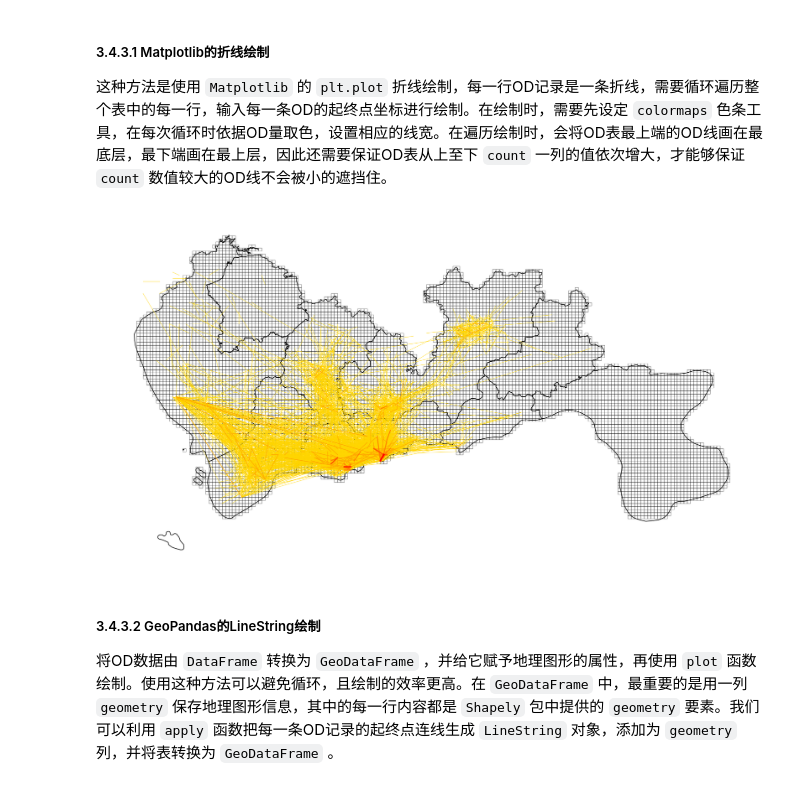
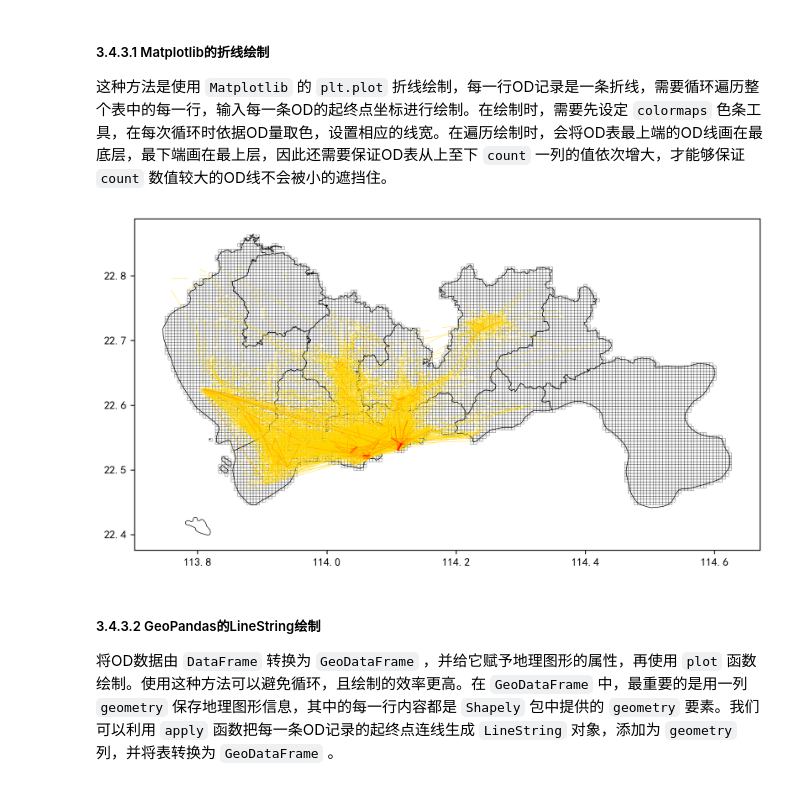
Before and after one commit to raingrain/evaluation-and-analysis-of-gps-data-for-taxi-in-shenzhen, a Jupyter notebook: src/main.ipynb, the cells around one changed output. Drawn from its saved outputs; the diff is of its cells as text; code cells hidden in the pictures.

```diff
--- a/src/main.ipynb
+++ b/src/main.ipynb
@@ -969,31 +969,31 @@ OD
 # %%
 # 绘制OD
 fig = plt.figure(1, (10, 8), dpi=250)
 ax = plt.subplot(111)
 plt.sca(ax)
 # 绘制地图底图，设置两者均在ax上绘制
 grid_sz.plot(ax=ax, edgecolor=(0, 0, 0, 0.8), facecolor=(0, 0, 0, 0),
              linewidths=0.2)
 sz.plot(ax=ax, edgecolor=(0, 0, 0, 1), facecolor=(0, 0, 0, 0), linewidths=0.5)
 vmax = OD['count'].max()
 # 设定一个标准化的工具，设定OD的colormap最大最小值，他的作用是norm(count)就会将count标准化到0-1的范围内
 norm = mpl.colors.Normalize(vmin=0, vmax=vmax)
 # 设定colormap的颜色
 cmapname = 'autumn_r'
 # cmap是一个获取颜色的工具，cmap(a)会返回颜色，其中a是0-1之间的值
 cmap = mpl.colormaps.get_cmap(cmapname)
 # 遍历绘制OD
 for i in range(len(OD)):
     r = OD.iloc[i]
     count = r['count']
     linewidth = 1.5 * (count / OD['count'].max())
     plt.plot([r['SHBLON'], r['EHBLON']], [r['SHBLAT'], r['EHBLAT']],
              linewidth=linewidth, color=cmap(norm(count)))
 # 隐藏坐标轴
-plt.axis('off')
+# plt.axis('off')
 plt.show()
 # %% [output]
-[figure, old version]
+[figure, new version]
 # %% [markdown]
 ##### 3.4.3.2 GeoPandas的LineString绘制
 
```
